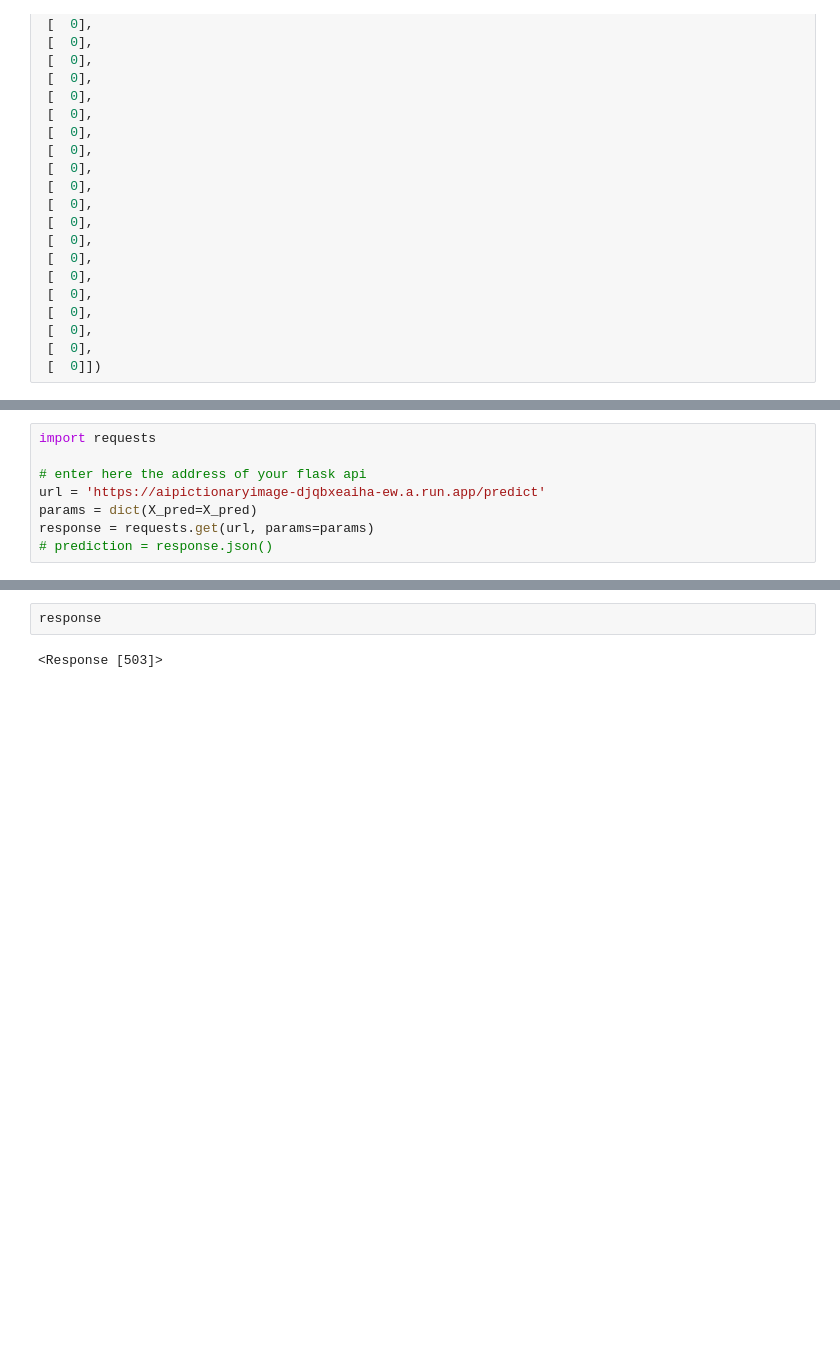
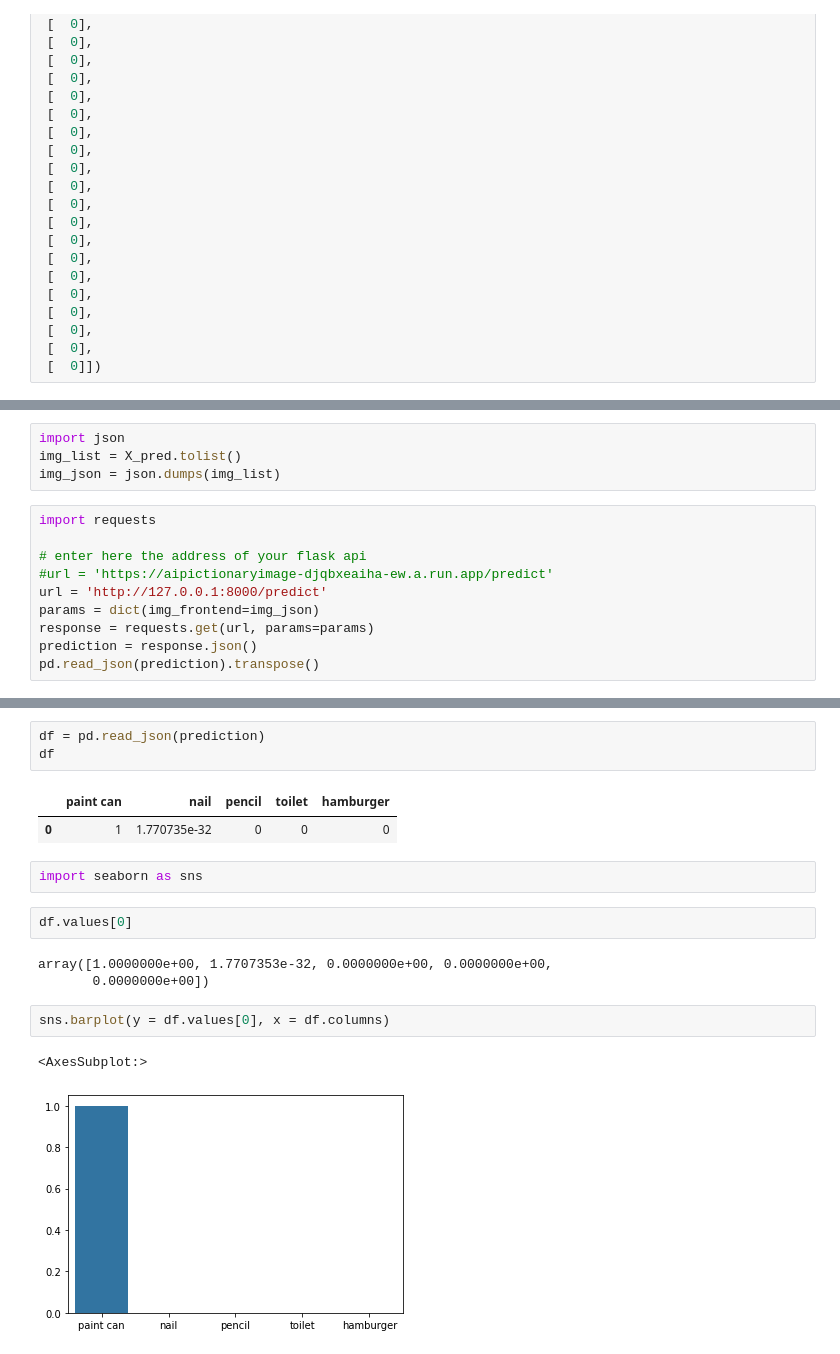
Before and after one commit to a-mger/ai_pictionary, a Jupyter notebook: notebooks/testing_andreas.ipynb, the cells around one changed output, grey strips where cells are left out. Drawn from its saved outputs; the diff is of its cells as text; blank space fills up the shorter version.

Commit message:
API finalized, ready to push docker image

```diff
--- a/notebooks/testing_andreas.ipynb
+++ b/notebooks/testing_andreas.ipynb
@@ -943,8 +950,14 @@ X_pred = np.array([[  0],
+# %%
+import json
+img_list = X_pred.tolist()
+img_json = json.dumps(img_list)
 # %%
 import requests
 
 # enter here the address of your flask api
-url = 'https://aipictionaryimage-djqbxeaiha-ew.a.run.app/predict'
-params = dict(X_pred=X_pred)
+#url = 'https://aipictionaryimage-djqbxeaiha-ew.a.run.app/predict'
+url = 'http://127.0.0.1:8000/predict'
+params = dict(img_frontend=img_json)
 response = requests.get(url, params=params)
-# prediction = response.json()
+prediction = response.json()
+pd.read_json(prediction).transpose()
@@ -951,4 +971,18 @@ response = requests.get(url, params=params)
-# %%
-response
-# %% [output]
-<Response [503]>
+# %%
+df = pd.read_json(prediction)
+df
+# %% [output]
+|  | paint can | nail | pencil | toilet | hamburger |
+| 0 | 1 | 1.770735e-32 | 0 | 0 | 0 |
+# %%
+import seaborn as sns
+# %%
+df.values[0]
+# %% [output]
+array([1.0000000e+00, 1.7707353e-32, 0.0000000e+00, 0.0000000e+00,
+       0.0000000e+00])
+# %%
+sns.barplot(y = df.values[0], x = df.columns)
+# %% [output]
+<AxesSubplot:>
+[figure, added]
```
Also changed, not shown: parts of 3 cells of this notebook, 13 other files.
